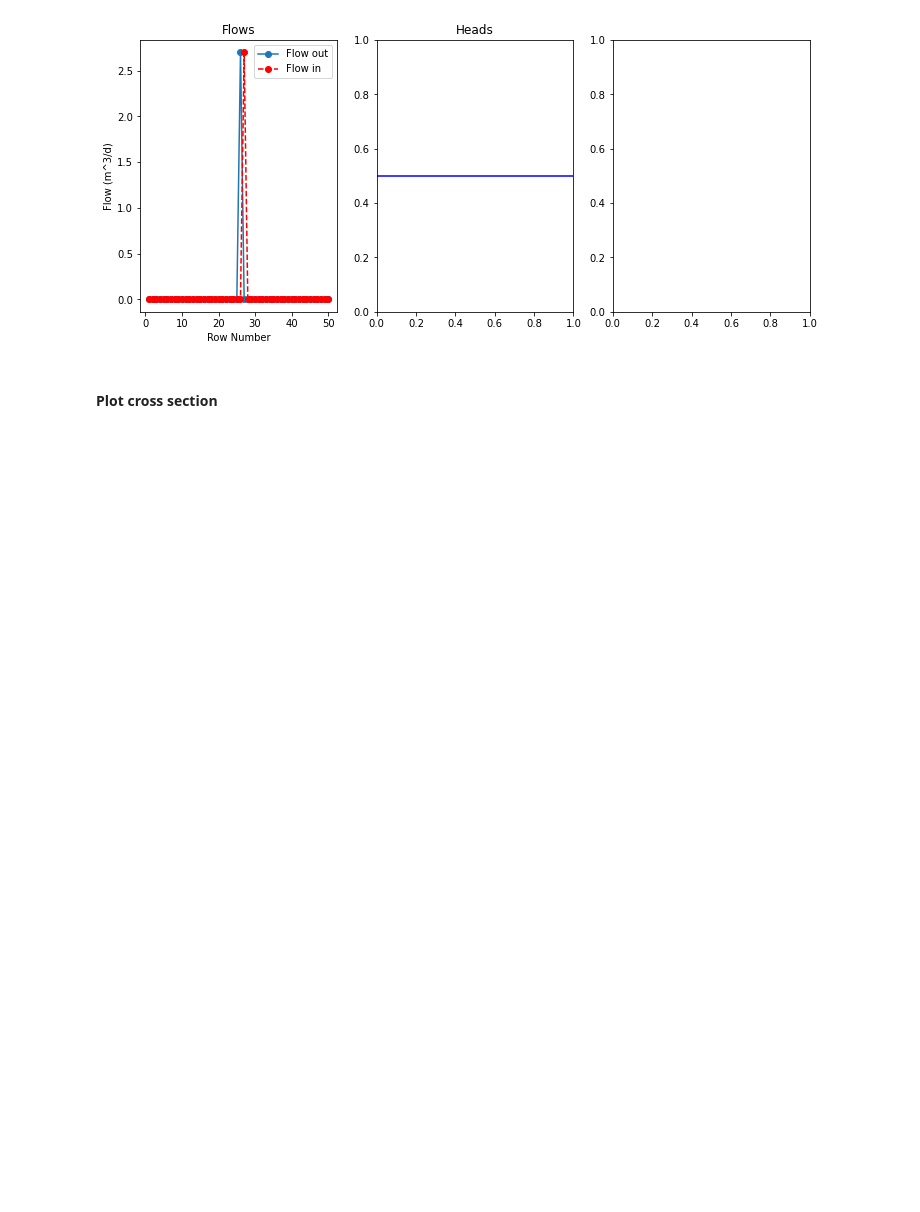
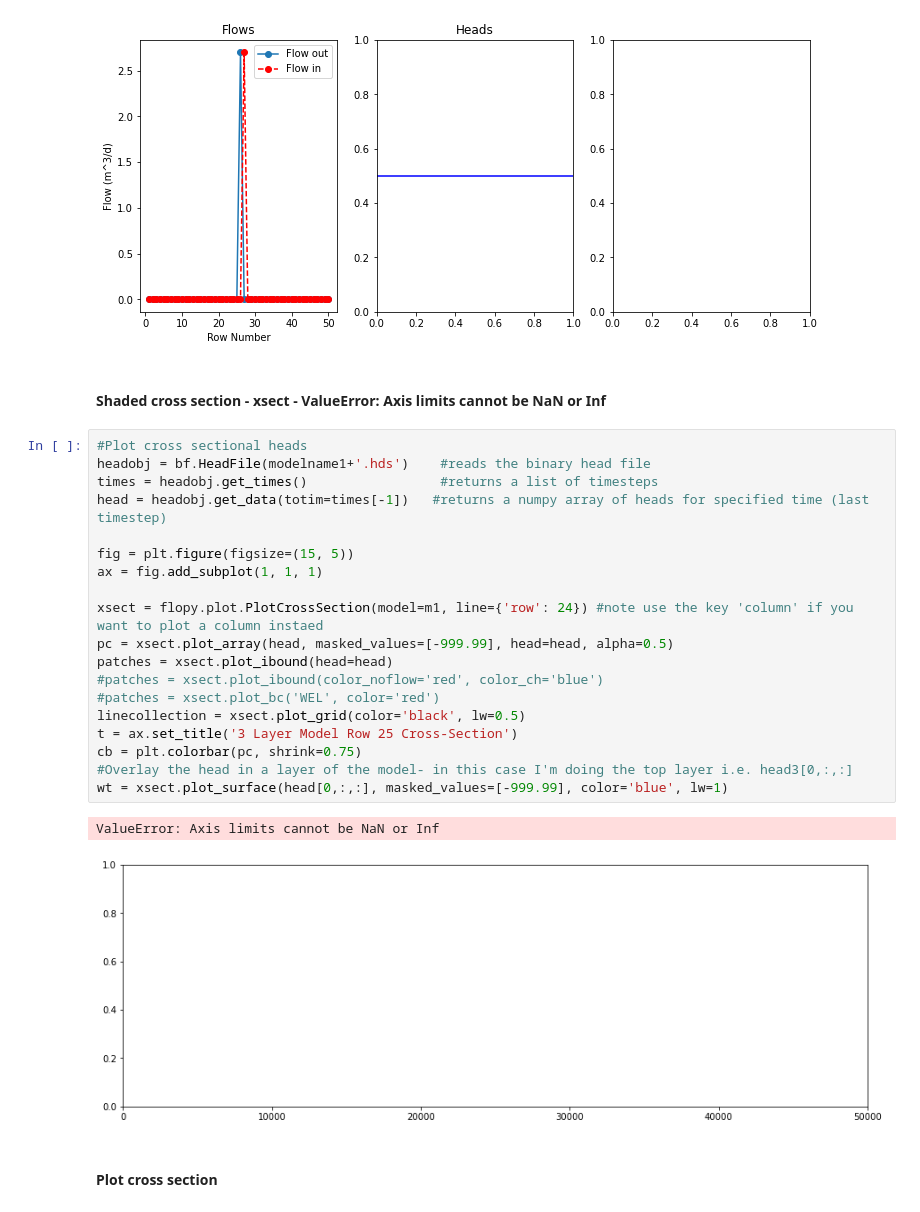
Before and after one commit to GW-modelling-Spring2022/homework-akahler03, a Jupyter notebook: Working/HW12_WatershedModel/COPY_HW12_restart_HW10.ipynb, the cells around one changed output. Drawn from its saved outputs; the diff is of its cells as text; blank space fills up the shorter version.

```diff
--- a/Working/HW12_WatershedModel/COPY_HW12_restart_HW10.ipynb
+++ b/Working/HW12_WatershedModel/COPY_HW12_restart_HW10.ipynb
@@ -477,6 +459,30 @@ ax2.legend()
 # %% [output]
 ValueError: x and y must have same first dimension, but have shapes (50,) and (0,)
 [figure]
+# %% [markdown]
+#### Shaded cross section - xsect - ValueError: Axis limits cannot be NaN or Inf
+# %%
+#Plot cross sectional heads
+headobj = bf.HeadFile(modelname1+'.hds')    #reads the binary head file
+times = headobj.get_times()                 #returns a list of timesteps
+head = headobj.get_data(totim=times[-1])   #returns a numpy array of heads for specified time (last timestep)
+
+fig = plt.figure(figsize=(15, 5))
+ax = fig.add_subplot(1, 1, 1)
+
+xsect = flopy.plot.PlotCrossSection(model=m1, line={'row': 24}) #note use the key 'column' if you want to plot a column instaed
+pc = xsect.plot_array(head, masked_values=[-999.99], head=head, alpha=0.5)
+patches = xsect.plot_ibound(head=head)
+#patches = xsect.plot_ibound(color_noflow='red', color_ch='blue')
+#patches = xsect.plot_bc('WEL', color='red')
+linecollection = xsect.plot_grid(color='black', lw=0.5)
+t = ax.set_title('3 Layer Model Row 25 Cross-Section')
+cb = plt.colorbar(pc, shrink=0.75)
+#Overlay the head in a layer of the model- in this case I'm doing the top layer i.e. head3[0,:,:]
+wt = xsect.plot_surface(head[0,:,:], masked_values=[-999.99], color='blue', lw=1)
+# %% [output]
+ValueError: Axis limits cannot be NaN or Inf
+[figure, added]
 # %% [markdown]
 #### Plot cross section
 # %%
```
Also changed, not shown: parts of 4 cells of this notebook.
